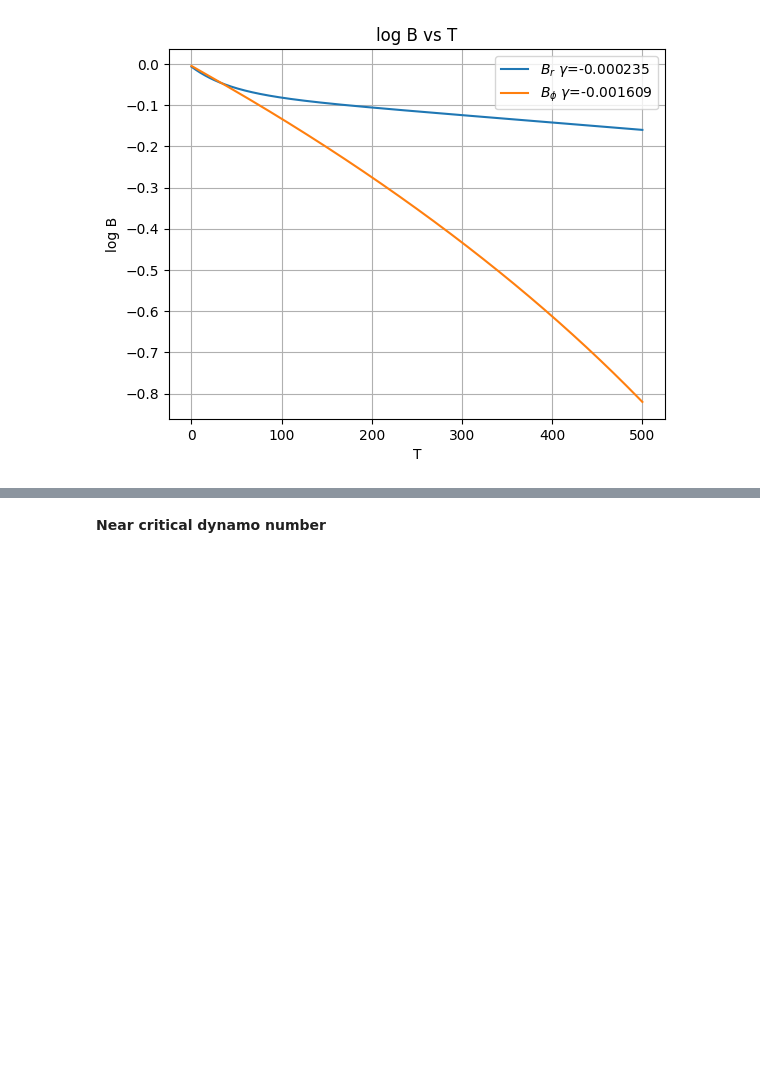
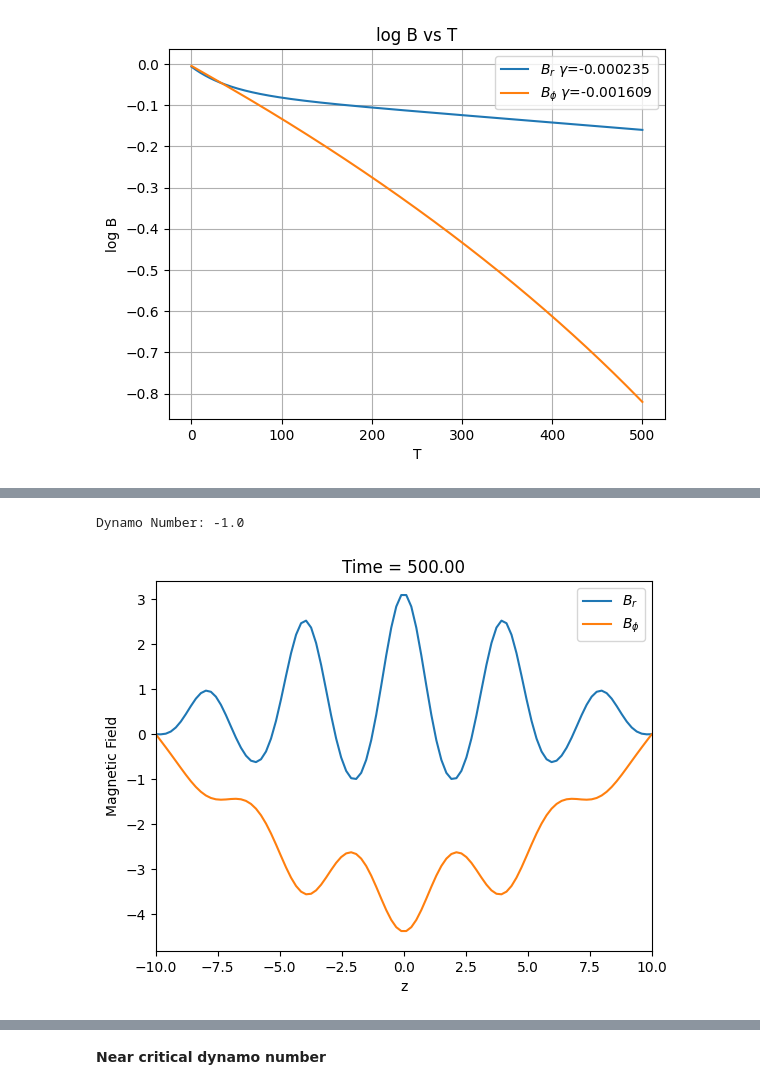
Before and after one commit to dimo192/dimo192.github.io, a Jupyter notebook: task 2/final.ipynb, the cells around one changed output, grey strips where cells are left out. Cells and saved outputs as stored; diff of their text form; code cells hidden in the pictures; blank space fills up the shorter version.

```diff
--- a/task 2/final.ipynb
+++ b/task 2/final.ipynb
@@ -275,0 +271,51 @@ Maximum Eta is 4.913399673919154. This gives critical dynamo number as -0.203525
+# %%
+# Parameters
+h = 1.0
+alpha_0 = 1.0
+q = 1.0
+Omega = 1.0
+eta_t = 1.0
+t0=1.0
+#grid parameters
+L = 10.0
+N = 100
+dt = 0.01
+T = 500
+time_step = int(T / (100 * dt))
+nt=int(T/dt)
+Tlis = np.linspace(0, T, time_step)
+dynamo_number = - (q * Omega * alpha_0 * h**3) / eta_t
+print("Dynamo Number:", dynamo_number)
+BrvT =np.zeros((time_step,N))
+BphivT = np.zeros((time_step,N))
+dz = 2*L / (N - 1)
+z = np.linspace(-L, L, N)
+
+B_r0 = np.zeros(N)
+B_phi0 = np.zeros(N)
+B_r0=initial_condition(z)
+B_phi0=initial_condition(z)
+#changing to dimensionless units
+
+Tlis=Tlis/t0
+z=z/h
+alpha_0=alpha_0*t0/h
+Omega=Omega*t0
+
+BrvT[0,:]=B_r0
+BphivT[0,:]=B_phi0
+fig, ax = plt.subplots()
+ax.set_xlim(-L, L)
+ax.set_xlabel('z')
+ax.set_ylabel('Magnetic Field')
+ax.set_title('Magnetic Field Evolution')
+
+line_br, = ax.plot(z, B_r0, label='$B_r$')
+line_bphi, = ax.plot(z, B_phi0, label='$B_{\phi}$')
+ax.legend()
+ani = FuncAnimation(fig, update_plot1, frames=time_step, interval=200, blit=True)#this also doubles as the main loop
+ani.save(f'magnetic_field_evolution(T={T}).gif', writer='pillow')
+plt.show()
+# %% [output]
+Dynamo Number: -1.0
+[figure, added]
```
Also changed, not shown: parts of 15 cells of this notebook, 6 other files.
